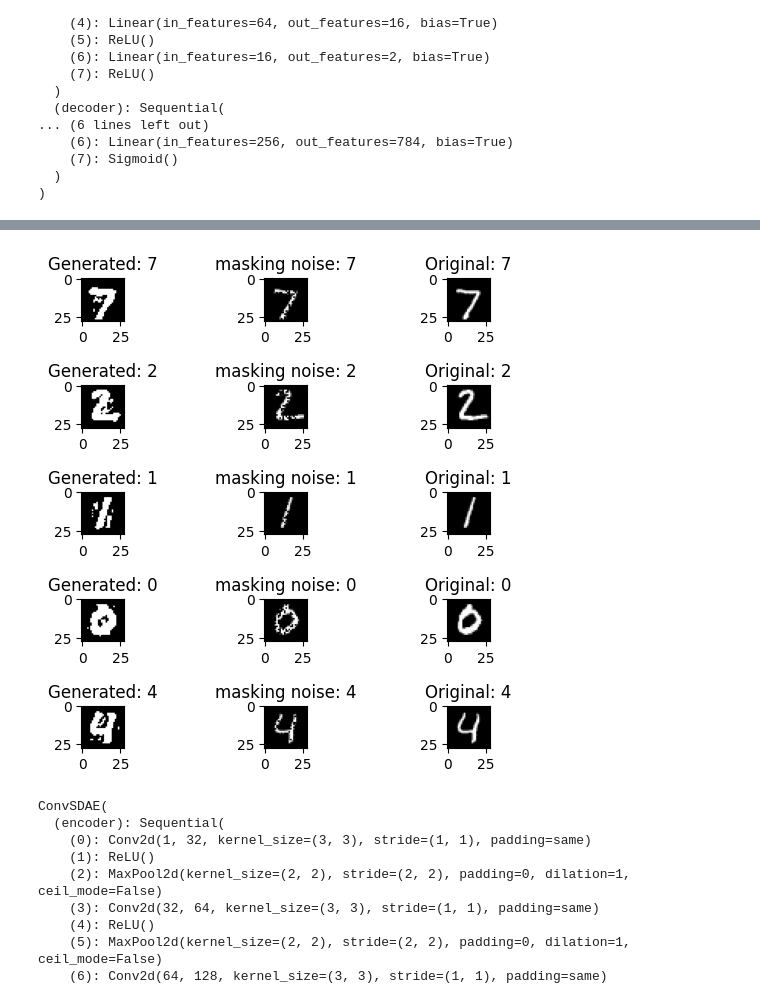
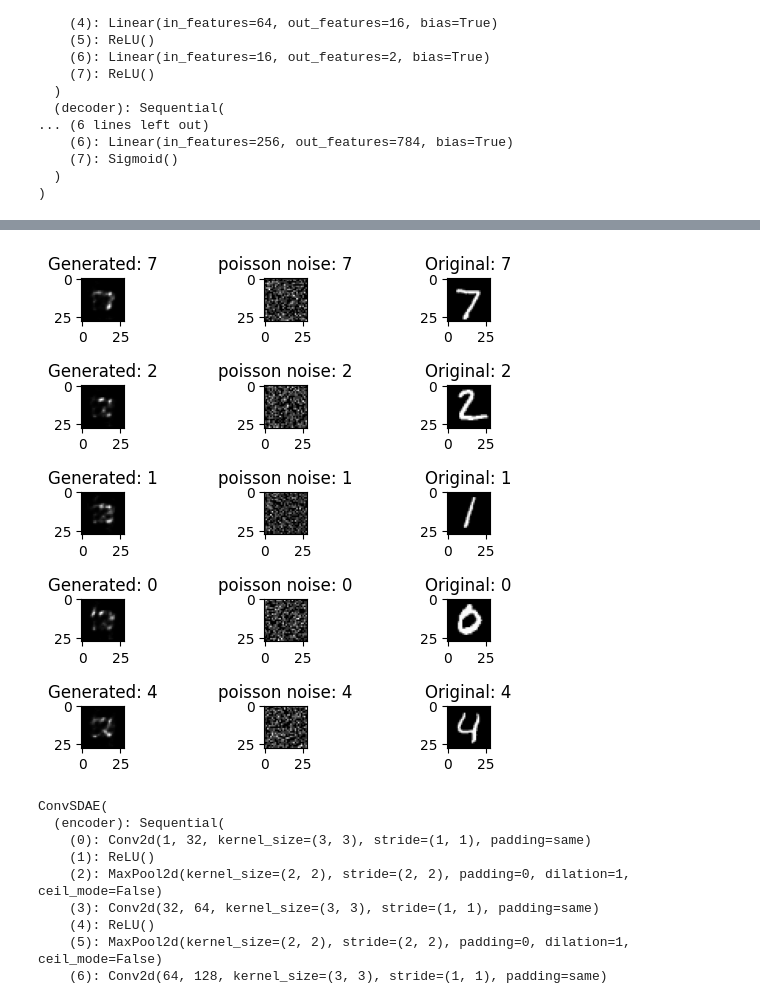
Before and after one commit to jhlee-colab/ai_basic, a Jupyter notebook: examples/autoencoder/2.Denoising_AE.ipynb, the cells around one changed output, grey strips where cells are left out. Drawn from its saved outputs; the diff is of its cells as text; code cells hidden in the pictures.

```diff
--- a/examples/autoencoder/2.Denoising_AE.ipynb
+++ b/examples/autoencoder/2.Denoising_AE.ipynb
@@ -319,8 +320,8 @@ Epoch: 20 [10000/10000], Loss: 3.602033
 # %%
 num = 5
-plot_generated_images(all_mnist_test.data[mnist_test.indices][:num],labels=all_mnist_test.targets[mnist_test.indices][:num], model=dae, noise='masking', p=0.7, gain=1)
+plot_generated_images(all_mnist_test.data[mnist_test.indices][:num],labels=all_mnist_test.targets[mnist_test.indices][:num], model=dae, noise='poisson', p=0.7, gain=1)
 # %% [output]
-[figure, old version]
+[figure, new version]
 # %%
 class ConvSDAE(nn.Module):
     def __init__(self, input_size, latent_dim):
```
Also changed, not shown: parts of 10 cells of this notebook.
